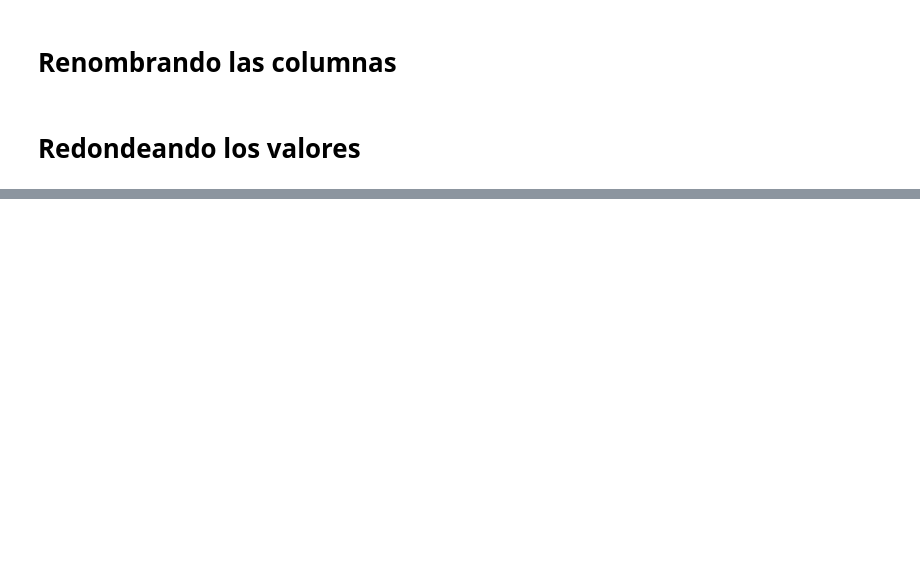
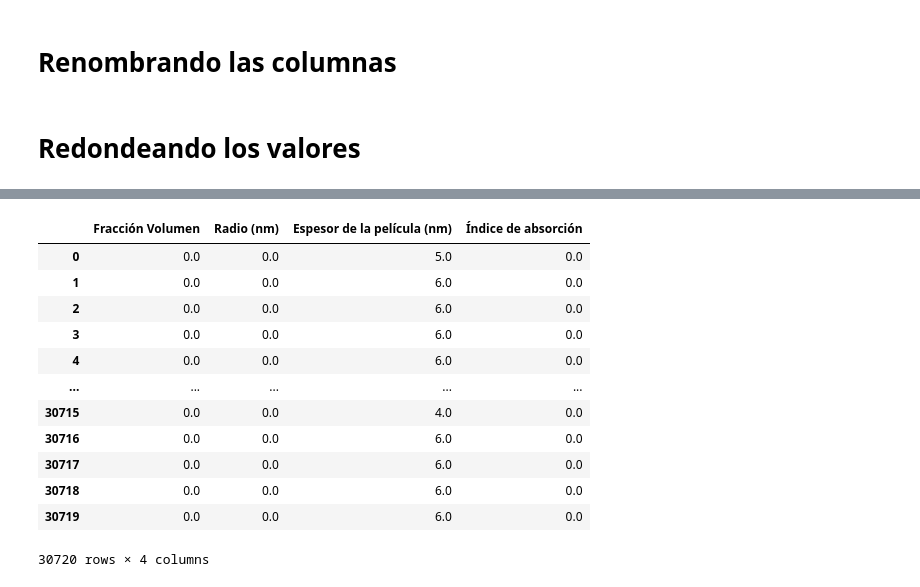
Before and after one commit to lorenzoog00/ASE, a Jupyter notebook: redN/RedNeuronal/Red.ipynb, the cells around one changed output, grey strips where cells are left out. Saved outputs shown, nothing was run; the diff lists cells and outputs as text; code cells hidden in the pictures; blank space fills up the shorter version.

```diff
--- a/redN/RedNeuronal/Red.ipynb
+++ b/redN/RedNeuronal/Red.ipynb
@@ -404,3 +404,8 @@ predicciones
 30720 rows × 4 columns
 # %%
 predicciones.to_csv('predicciones100.csv', index=False)
+# %%
+pred10 = pd.read_csv("predicciones10.csv")
+pred100 = pd.read_csv("predicciones100.csv")
+# %%
+dif = pred100-pred10
@@ -406,0 +414,16 @@ predicciones.to_csv('predicciones100.csv', index=False)
+# %%
+dif
+# %% [output]
+|  | Fracción Volumen | Radio (nm) | Espesor de la película (nm) | Índice de absorción |
+| 0 | 0.0 | 0.0 | 5.0 | 0.0 |
+| 1 | 0.0 | 0.0 | 6.0 | 0.0 |
+| 2 | 0.0 | 0.0 | 6.0 | 0.0 |
+| 3 | 0.0 | 0.0 | 6.0 | 0.0 |
+| 4 | 0.0 | 0.0 | 6.0 | 0.0 |
+| ... | ... | ... | ... | ... |
+| 30715 | 0.0 | 0.0 | 4.0 | 0.0 |
+| 30716 | 0.0 | 0.0 | 6.0 | 0.0 |
+| 30717 | 0.0 | 0.0 | 6.0 | 0.0 |
+| 30718 | 0.0 | 0.0 | 6.0 | 0.0 |
+| 30719 | 0.0 | 0.0 | 6.0 | 0.0 |
+30720 rows × 4 columns
```
Also changed, not shown: parts of 9 cells of this notebook.
